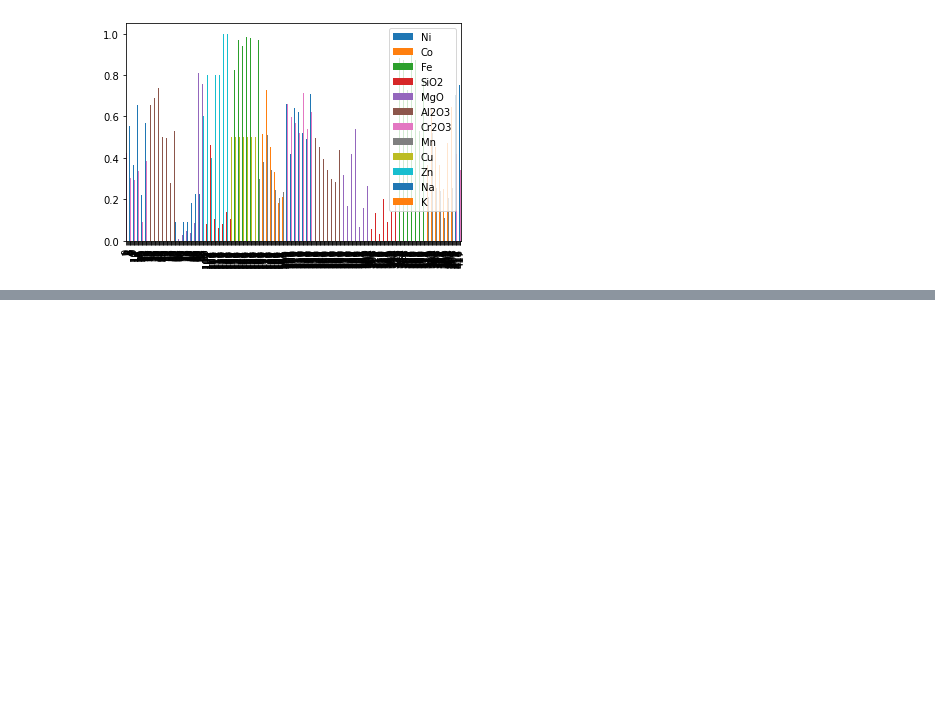
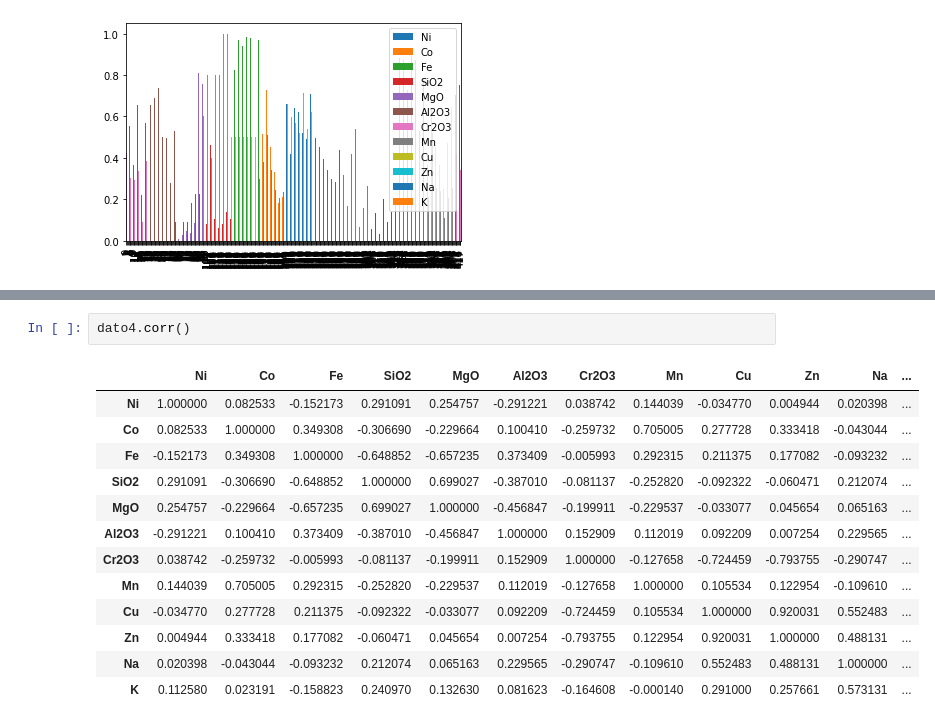
Before and after one commit to roxyconstantine-dev/Proyecto-Final-de-An-lisis-Datos, a Jupyter notebook: untitled1.ipynb, the cells around one changed output, grey strips where cells are left out. Cells and saved outputs as stored; diff of their text form; blank space fills up the shorter version.

```diff
--- a/untitled1.ipynb
+++ b/untitled1.ipynb
@@ -237,0 +202,16 @@ WARNING:matplotlib.legend:No handles with labels found to put in legend.
+# %%
+dato4.corr()
+# %% [output]
+|  | Ni | Co | Fe | SiO2 | MgO | Al2O3 | Cr2O3 | Mn | Cu | Zn | Na | ... |
+| Ni | 1.000000 | 0.082533 | -0.152173 | 0.291091 | 0.254757 | -0.291221 | 0.038742 | 0.144039 | -0.034770 | 0.004944 | 0.020398 | ... |
+| Co | 0.082533 | 1.000000 | 0.349308 | -0.306690 | -0.229664 | 0.100410 | -0.259732 | 0.705005 | 0.277728 | 0.333418 | -0.043044 | ... |
+| Fe | -0.152173 | 0.349308 | 1.000000 | -0.648852 | -0.657235 | 0.373409 | -0.005993 | 0.292315 | 0.211375 | 0.177082 | -0.093232 | ... |
+| SiO2 | 0.291091 | -0.306690 | -0.648852 | 1.000000 | 0.699027 | -0.387010 | -0.081137 | -0.252820 | -0.092322 | -0.060471 | 0.212074 | ... |
+| MgO | 0.254757 | -0.229664 | -0.657235 | 0.699027 | 1.000000 | -0.456847 | -0.199911 | -0.229537 | -0.033077 | 0.045654 | 0.065163 | ... |
+| Al2O3 | -0.291221 | 0.100410 | 0.373409 | -0.387010 | -0.456847 | 1.000000 | 0.152909 | 0.112019 | 0.092209 | 0.007254 | 0.229565 | ... |
+| Cr2O3 | 0.038742 | -0.259732 | -0.005993 | -0.081137 | -0.199911 | 0.152909 | 1.000000 | -0.127658 | -0.724459 | -0.793755 | -0.290747 | ... |
+| Mn | 0.144039 | 0.705005 | 0.292315 | -0.252820 | -0.229537 | 0.112019 | -0.127658 | 1.000000 | 0.105534 | 0.122954 | -0.109610 | ... |
+| Cu | -0.034770 | 0.277728 | 0.211375 | -0.092322 | -0.033077 | 0.092209 | -0.724459 | 0.105534 | 1.000000 | 0.920031 | 0.552483 | ... |
+| Zn | 0.004944 | 0.333418 | 0.177082 | -0.060471 | 0.045654 | 0.007254 | -0.793755 | 0.122954 | 0.920031 | 1.000000 | 0.488131 | ... |
+| Na | 0.020398 | -0.043044 | -0.093232 | 0.212074 | 0.065163 | 0.229565 | -0.290747 | -0.109610 | 0.552483 | 0.488131 | 1.000000 | ... |
+| K | 0.112580 | 0.023191 | -0.158823 | 0.240970 | 0.132630 | 0.081623 | -0.164608 | -0.000140 | 0.291000 | 0.257661 | 0.573131 | ... |
```
Also changed, not shown: parts of 10 cells of this notebook.
